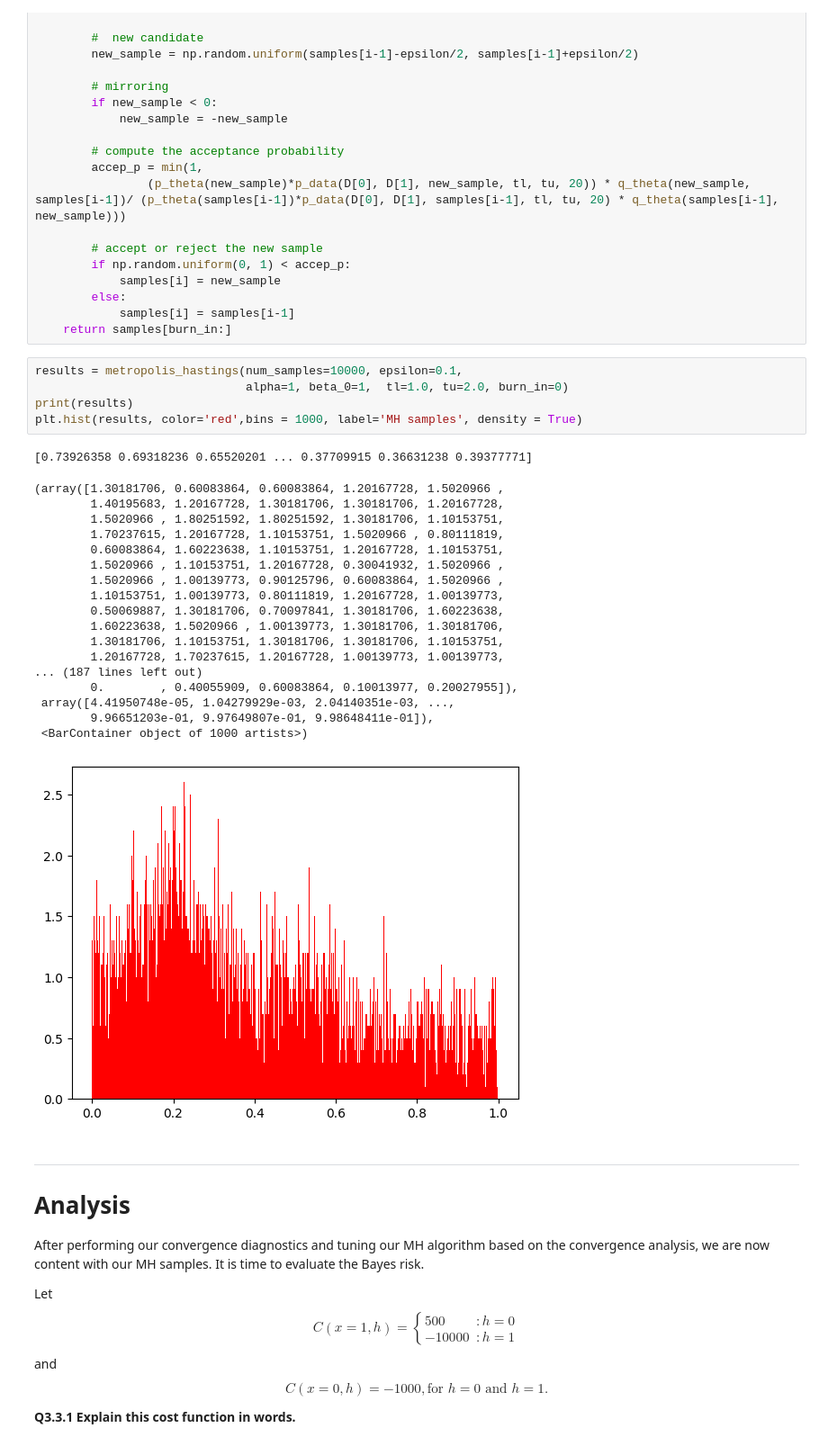
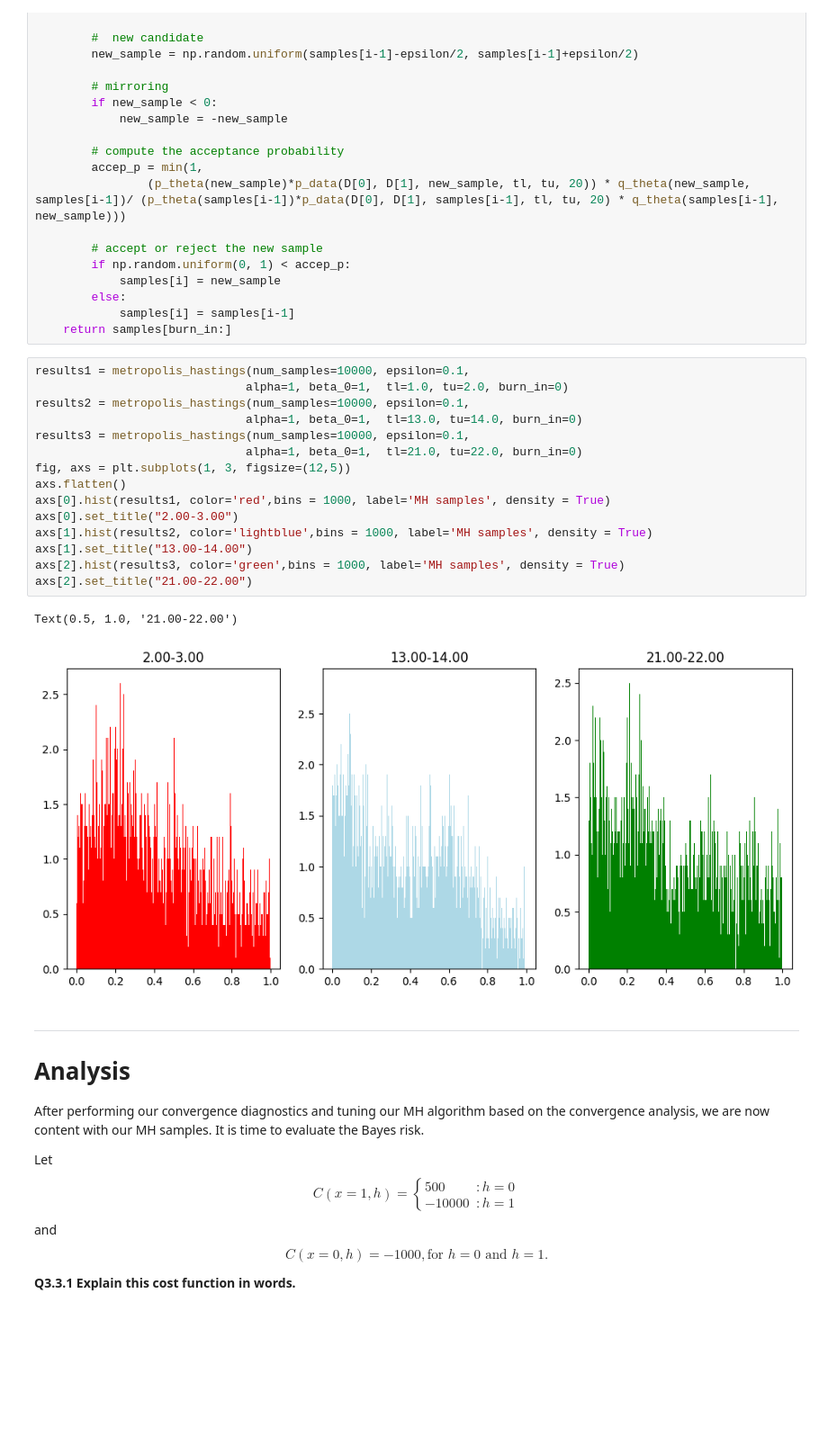
Before and after one commit to leonardodeclara/DD2447-Statistical-Methods-in-Applied-Computer-Science, a Jupyter notebook: Assignment_2/assignment2.ipynb, the cells around one changed output. Shown at 90% size. Drawn from its saved outputs; the diff is of its cells as text; blank space fills up the shorter version.

Commit message:
pipo_color

```diff
--- a/Assignment_2/assignment2.ipynb
+++ b/Assignment_2/assignment2.ipynb
@@ -501,31 +501,24 @@ def metropolis_hastings(num_samples, epsilon, alpha, beta_0,  tl, tu, burn_in=0)
         else:
             samples[i] = samples[i-1]
     return samples[burn_in:]
-# %%
-results = metropolis_hastings(num_samples=10000, epsilon=0.1,
-                              alpha=1, beta_0=1,  tl=1.0, tu=2.0, burn_in=0)
-print(results)
-plt.hist(results, color='red',bins = 1000, label='MH samples', density = True)
-# %% [output]
-[0.73926358 0.69318236 0.65520201 ... 0.37709915 0.36631238 0.39377771]
-(array([1.30181706, 0.60083864, 0.60083864, 1.20167728, 1.5020966 ,
-        1.40195683, 1.20167728, 1.30181706, 1.30181706, 1.20167728,
-        1.5020966 , 1.80251592, 1.80251592, 1.30181706, 1.10153751,
-        1.70237615, 1.20167728, 1.10153751, 1.5020966 , 0.80111819,
-        0.60083864, 1.60223638, 1.10153751, 1.20167728, 1.10153751,
-        1.5020966 , 1.10153751, 1.20167728, 0.30041932, 1.5020966 ,
-        1.5020966 , 1.00139773, 0.90125796, 0.60083864, 1.5020966 ,
-        1.10153751, 1.00139773, 0.80111819, 1.20167728, 1.00139773,
-        0.50069887, 1.30181706, 0.70097841, 1.30181706, 1.60223638,
-        1.60223638, 1.5020966 , 1.00139773, 1.30181706, 1.30181706,
-        1.30181706, 1.10153751, 1.30181706, 1.30181706, 1.10153751,
-        1.20167728, 1.70237615, 1.20167728, 1.00139773, 1.00139773,
-... (187 lines left out)
-        0.        , 0.40055909, 0.60083864, 0.10013977, 0.20027955]),
- array([4.41950748e-05, 1.04279929e-03, 2.04140351e-03, ...,
-        9.96651203e-01, 9.97649807e-01, 9.98648411e-01]),
- <BarContainer object of 1000 artists>)
-[figure, removed]
+# %%
+results1 = metropolis_hastings(num_samples=10000, epsilon=0.1,
+                              alpha=1, beta_0=1,  tl=1.0, tu=2.0, burn_in=0)
+results2 = metropolis_hastings(num_samples=10000, epsilon=0.1,
+                              alpha=1, beta_0=1,  tl=13.0, tu=14.0, burn_in=0)
+results3 = metropolis_hastings(num_samples=10000, epsilon=0.1,
+                              alpha=1, beta_0=1,  tl=21.0, tu=22.0, burn_in=0)
+fig, axs = plt.subplots(1, 3, figsize=(12,5))
+axs.flatten()
+axs[0].hist(results1, color='red',bins = 1000, label='MH samples', density = True)
+axs[0].set_title("2.00-3.00")
+axs[1].hist(results2, color='lightblue',bins = 1000, label='MH samples', density = True)
+axs[1].set_title("13.00-14.00")
+axs[2].hist(results3, color='green',bins = 1000, label='MH samples', density = True)
+axs[2].set_title("21.00-22.00")
+# %% [output]
+Text(0.5, 1.0, '21.00-22.00')
+[figure, added]
 # %% [markdown]
 ****
 # **Analysis**
```
Also changed, not shown: parts of 3 cells of this notebook.
